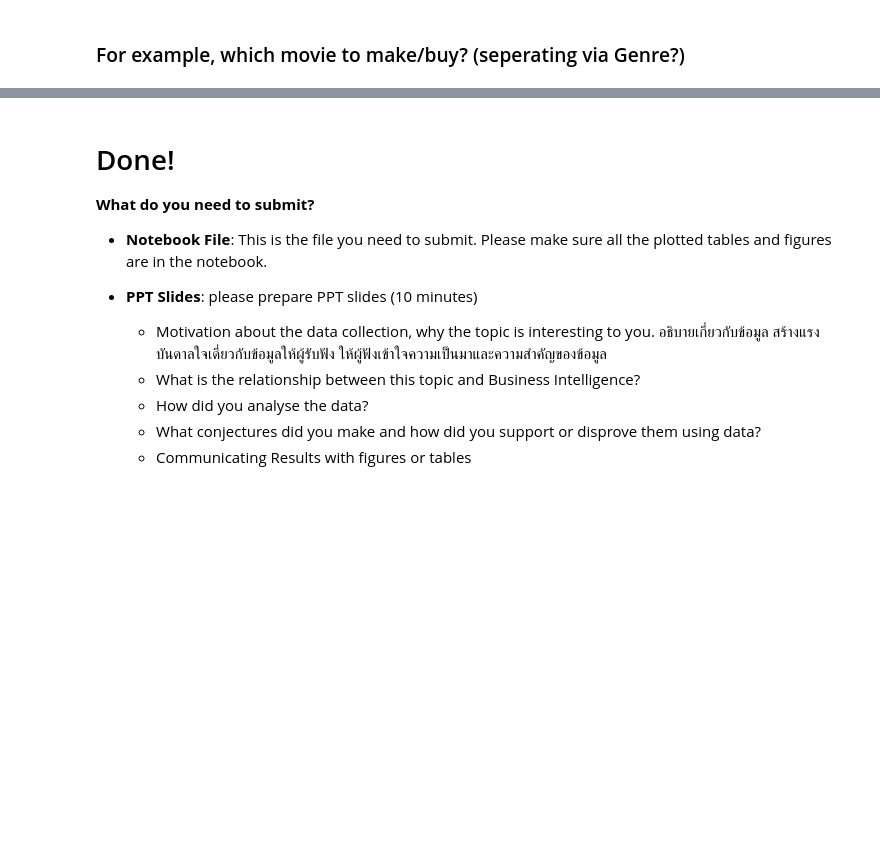
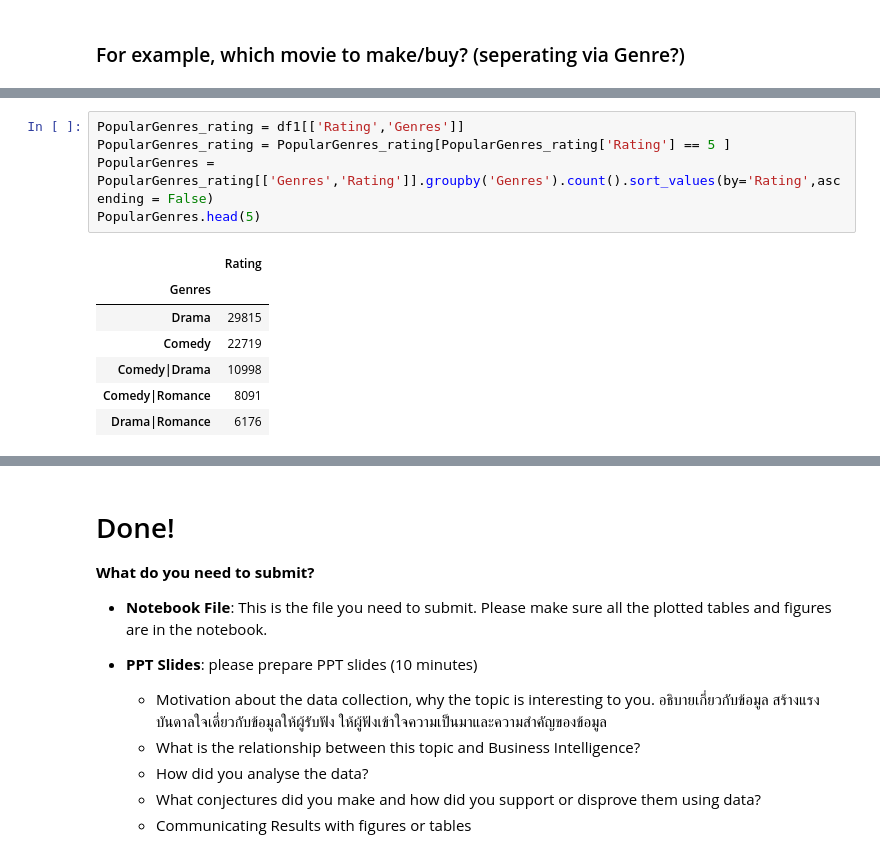
Before and after one commit to ananyapoonsawat/Python_dataviz2023, a Jupyter notebook: สำเนาของ_Project2_66.ipynb, the cells around one changed output, grey strips where cells are left out. Saved outputs shown, nothing was run; the diff lists cells and outputs as text; blank space fills up the shorter version.

```diff
--- a/สำเนาของ_Project2_66.ipynb
+++ b/สำเนาของ_Project2_66.ipynb
@@ -842,0 +920,13 @@ data_retired_Mean
+# %%
+PopularGenres_rating = df1[['Rating','Genres']]
+PopularGenres_rating = PopularGenres_rating[PopularGenres_rating['Rating'] == 5 ]
+PopularGenres = PopularGenres_rating[['Genres','Rating']].groupby('Genres').count().sort_values(by='Rating',ascending = False)
+PopularGenres.head(5)
+# %% [output]
+|  | Rating |
+| Genres |  |
+| Drama | 29815 |
+| Comedy | 22719 |
+| Comedy|Drama | 10998 |
+| Comedy|Romance | 8091 |
+| Drama|Romance | 6176 |
```
Also changed, not shown: parts of 32 cells of this notebook.
